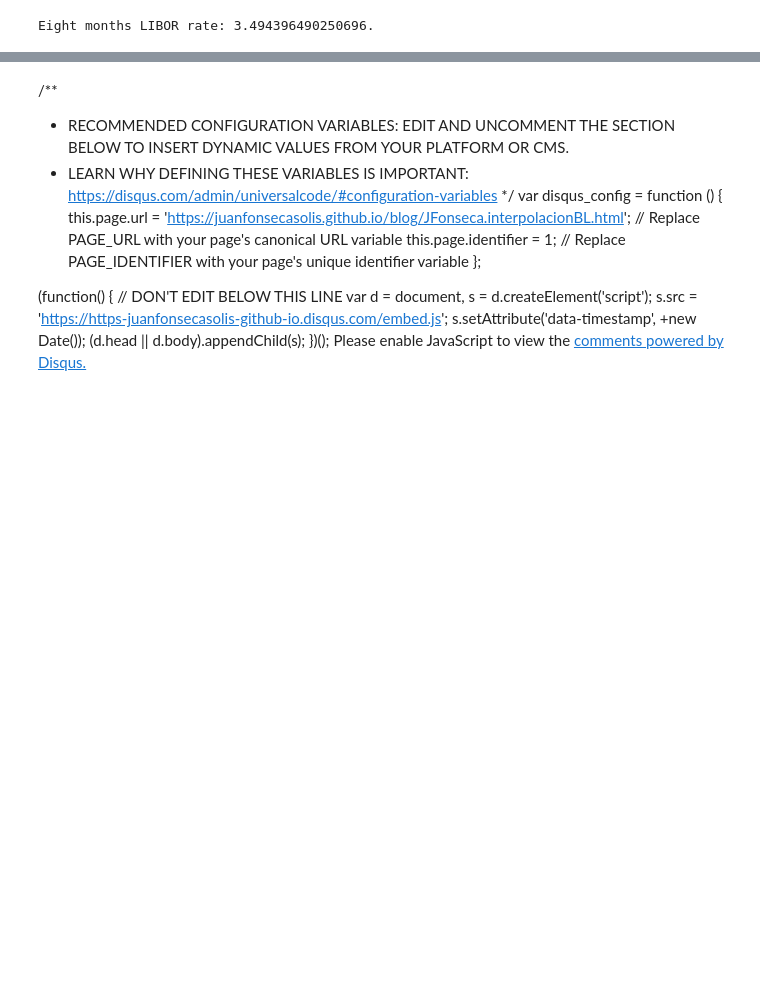
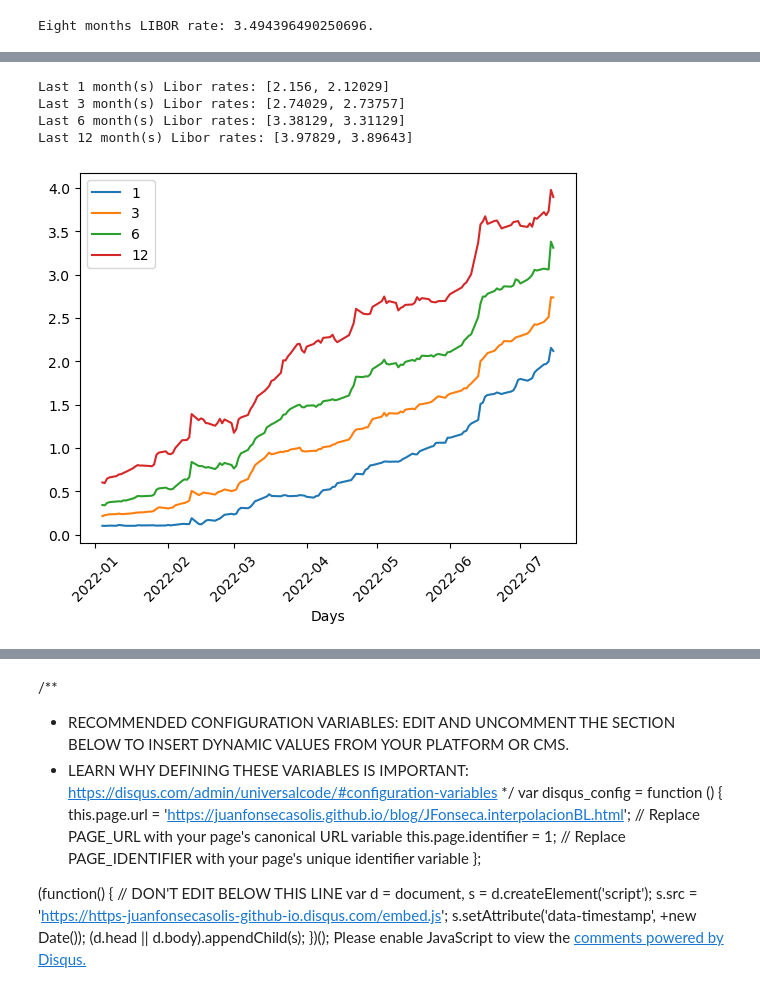
Before and after one commit to juanfonsecasolis/juanfonsecasolis.github.io, a Jupyter notebook: blog/JFonseca.interpolacion.ipynb, the cells around one changed output, grey strips where cells are left out. Drawn from its saved outputs; the diff is of its cells as text; code cells hidden in the pictures; blank space fills up the shorter version.

```diff
--- a/blog/JFonseca.interpolacion.ipynb
+++ b/blog/JFonseca.interpolacion.ipynb
@@ -248,14 +265,15 @@ import datetime
 import os
 import dateutil.parser
 
-def plotLiborRate(liborRateScale: str, liborRateCode: int):
+def plot_libor_rate(libor_rate_code:int, fecha_inicio:str, fecha_final:str) -> (list, list):
+
     dicc = client.service.ObtenerIndicadoresEconomicosXML(
-        Indicador=liborRateCode,
-        FechaInicio=fechaInicio,
-        FechaFinal=fechaFinal,
-        Nombre = 'Juan M. Fonseca',
+        Indicador=libor_rate_code,
+        FechaInicio=fecha_inicio,
+        FechaFinal=fecha_final,
+        Nombre = 'juanfonsecasolis.github.io',
         SubNiveles = 'N',
-        CorreoElectronico = 'juanma2268@gmail.com',
+        CorreoElectronico = os.environ['EMAIL'],
         Token = os.environ['BCCR_TOKEN']
     )
 
@@ -266,43 +284,51 @@ def plotLiborRate(liborRateScale: str, liborRateCode: int):
     x = []
     y = []
     for hijo in raiz:
         if 2<len(hijo):    # weekends have no rate
             x.append(dateutil.parser.isoparse(hijo[1].text))
             y.append(float(hijo[2].text))
 
     # plot
     return x, y
 
 '''
 Main
 '''
-if __name__ != '__main__':
+if __name__ == '__main__':
     client = Client('https://gee.bccr.fi.cr/Indicadores/Suscripciones/WS/wsindicadoreseconomicos.asmx?WSDL')
 
     # Libor rates (https://gee.bccr.fi.cr/indicadoreseconomicos/Documentos/DocumentosMetodologiasNotasTecnicas/Webservices_de_indicadores_economicos.pdf)
-    liborRateScales = {
+    libor_rate_scales = {
         '1': 349,
         '3': 350,
         '6': 351,
         '12': 352,
     }
 
     # find the Libor rate since a date in the past
-    fechaInicio = '01/01/2022'
-    fechaFinal = '16/07/2022'
-    liborRates = {}
+    libor_rates = {}
 
     plt.figure()
-    for liborRateScale in liborRateScales.keys():
-        (dates, rates) = plotLiborRate(liborRateScale, liborRateScales[liborRateScale])
-        print(f'Last {liborRateScale} month(s) Libor rates: {rates[-2:]}')
-        liborRates[liborRateScale] = {'dates': dates, 'rates': rates}
+    for libor_rate_scale in libor_rate_scales.keys():
+        (dates, rates) = plot_libor_rate(
+            libor_rate_scales[libor_rate_scale],
+            fecha_inicio = '01/01/2022',
+            fecha_final = '16/07/2022'
+        )
+        print(f'Last {libor_rate_scale} month(s) Libor rates: {rates[-2:]}')
+        libor_rate_scales[libor_rate_scale] = {'dates': dates, 'rates': rates}
         plt.plot(dates, rates)
 
-    plt.legend(liborRateScales.keys())
+    plt.legend(libor_rate_scales.keys())
     plt.xticks(rotation = 45)
     plt.xlabel('Days')
     plt.show()
+# %% [output]
+Last 1 month(s) Libor rates: [2.156, 2.12029]
+Last 3 month(s) Libor rates: [2.74029, 2.73757]
+Last 6 month(s) Libor rates: [3.38129, 3.31129]
+Last 12 month(s) Libor rates: [3.97829, 3.89643]
+[figure, added]
 # %% [markdown]
 ---
 <a rel="license" href="http://creativecommons.org/licenses/by-nd/4.0/"><img alt="licencia Creative Commons" style="border-width:0" src="img/80x15_by-nd.png" /></a><p style="text-align: center;"> This work is under a <a rel="license" href="http://creativecommons.org/licenses/by-nd/4.0/">Creative Commons Atribución 4.0 Internacional license</a>. The website <a href="https://juanfonsecasolis.github.io/">juanfonsecasolis.github.io</a> It is a Costa Rican blog dedicated to independent research on issues related to digital signal processing. To reuse this article and cite the source you can use Bibtex:</p>
```
Also changed, not shown: parts of 8 cells of this notebook.
